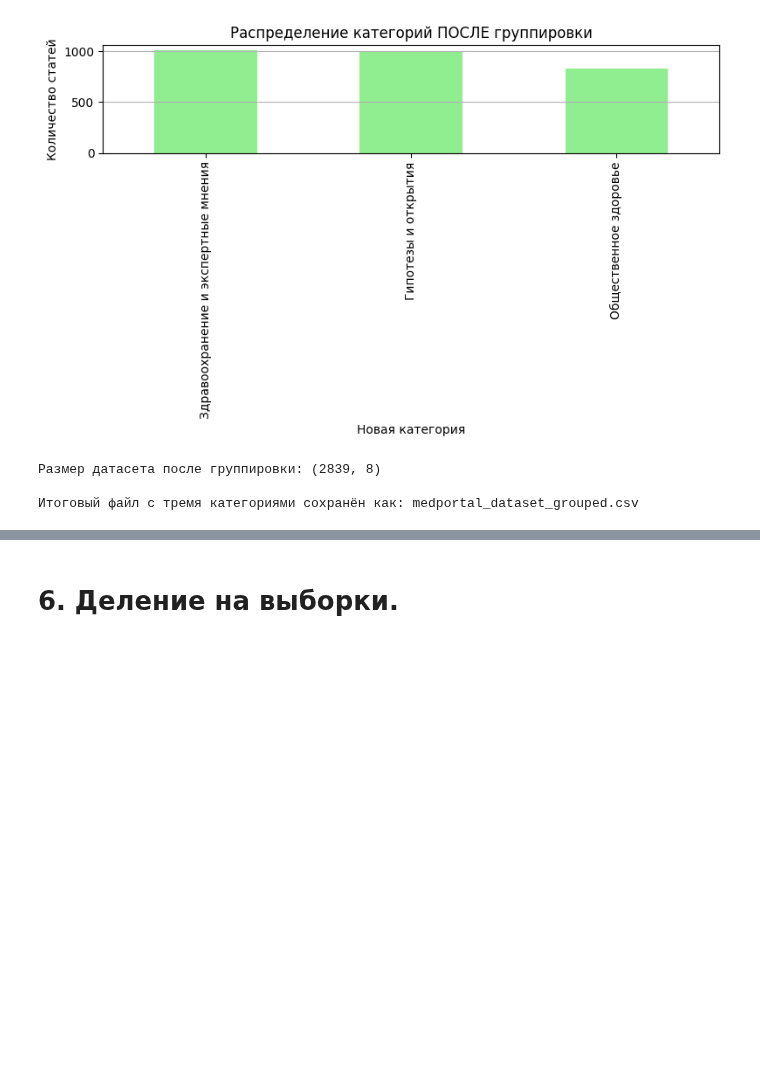
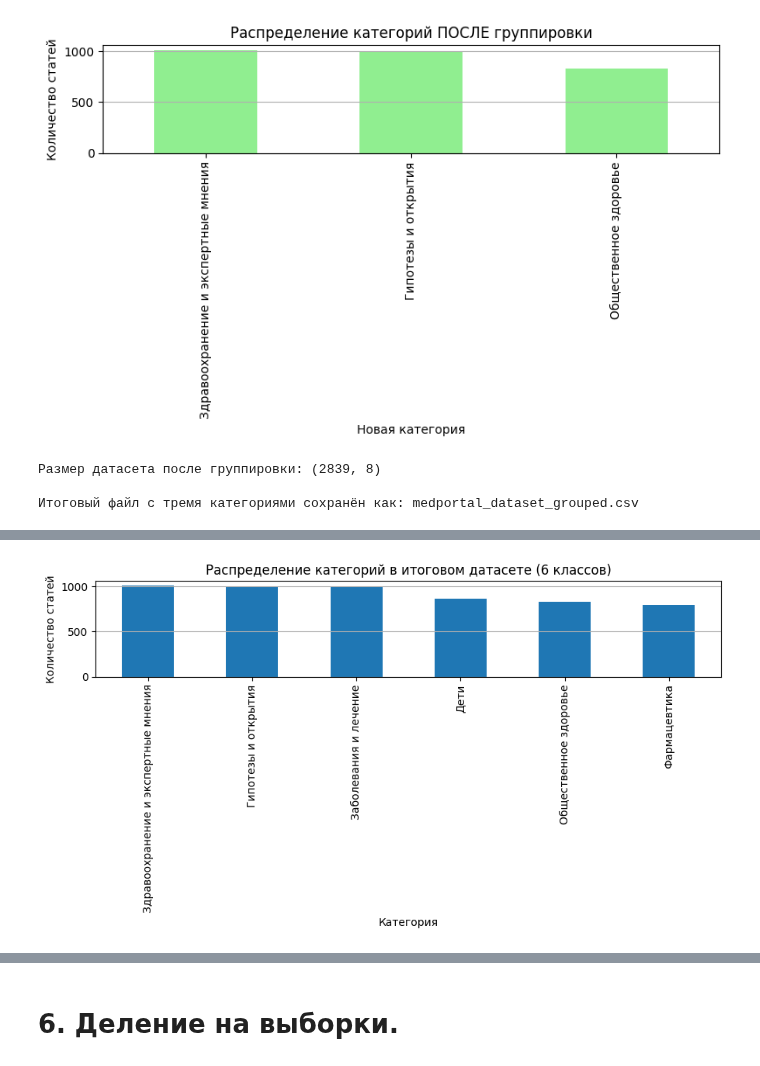
Before and after one commit to Lily999-ru/Preddiplomnaya_Praktika, a Jupyter notebook: finetuned_rubert_medportal.ipynb, the cells around one changed output, grey strips where cells are left out. Saved outputs shown, nothing was run; the diff lists cells and outputs as text; code cells hidden in the pictures; blank space fills up the shorter version.

```diff
--- a/finetuned_rubert_medportal.ipynb
+++ b/finetuned_rubert_medportal.ipynb
@@ -1191,0 +1400,90 @@ Name: count, dtype: int64
+# %%
+# ======================================
+# ОБЪЕДИНЕНИЕ ДАТАСЕТОВ ДЛЯ ВКР (6 КЛАССОВ)
+# ======================================
+
+# Загрузка датасетов
+df_medportal = pd.read_csv("medportal_dataset_grouped.csv")
+df_medaboutme = pd.read_csv("medaboutme_dataset_cleaned.csv")
+
+# Проверка размеров
+print("MedPortal:", df_medportal.shape)
+print("MedAboutMe:", df_medaboutme.shape)
+
+# Проверка структуры
+print("\nКолонки MedPortal:")
+print(df_medportal.columns)
+
+print("\nКолонки MedAboutMe:")
+print(df_medaboutme.columns)
+
+# --------------------------------------
+# Приведение структуры к единому формату
+# --------------------------------------
+
+# Удаляем колонку date, если есть
+for df in [df_medportal, df_medaboutme]:
+    if "date" in df.columns:
+        df.drop(columns=["date"], inplace=True)
+
+# Проверка обязательных колонок
+required_columns = ["title", "text", "url", "source", "category", "text_clean", "clean_length"]
+
+# Добавляем text_clean для MedPortal (используем очищенный text)
+df_medportal["text_clean"] = df_medportal["text"]
+df_medportal["clean_length"] = df_medportal["text"].apply(len)
+
+
+print("\nПроверка наличия обязательных колонок:")
+print(set(required_columns).issubset(df_medportal.columns))
+print(set(required_columns).issubset(df_medaboutme.columns))
+
+# --------------------------------------
+# ОБЪЕДИНЕНИЕ
+# --------------------------------------
+
+df_full = pd.concat([df_medportal, df_medaboutme], ignore_index=True)
+
+print("\nРазмер объединённого датасета:", df_full.shape)
+
+# --------------------------------------
+# УДАЛЕНИЕ ДУБЛИКАТОВ
+# --------------------------------------
+
+dup_url = df_full.duplicated(subset=["url"]).sum()
+dup_title = df_full.duplicated(subset=["title"]).sum()
+
+print("\nДубликаты по URL:", dup_url)
+print("Дубликаты по заголовку:", dup_title)
+
+df_full = df_full.drop_duplicates(subset=["url"])
+df_full = df_full.drop_duplicates(subset=["title"])
+
+print("\nРазмер после удаления дубликатов:", df_full.shape)
+
+# --------------------------------------
+# АНАЛИЗ РАСПРЕДЕЛЕНИЯ КЛАССОВ
+# --------------------------------------
+
+print("\nРаспределение категорий (6 классов):")
+print(df_full["category"].value_counts())
+
+# Визуализация
+plt.figure(figsize=(9, 5))
+df_full["category"].value_counts().plot(kind="bar")
+plt.title("Распределение категорий в итоговом датасете (6 классов)")
+plt.xlabel("Категория")
+plt.ylabel("Количество статей")
+plt.grid(axis="y")
+plt.tight_layout()
+plt.show()
+
+# --------------------------------------
+# СОХРАНЕНИЕ ФИНАЛЬНОГО ДАТАСЕТА
+# --------------------------------------
+
+output_file = "medical_news_dataset_final.csv"
+df_full.to_csv(output_file, index=False, encoding="utf-8")
+
+print("\nФинальный датасет сохранён как:", output_file)
+# %% [output]
@@ -1191,0 +1507 @@ Name: count, dtype: int64
+[figure, added]
```
Also changed, not shown: parts of 8 cells of this notebook.
